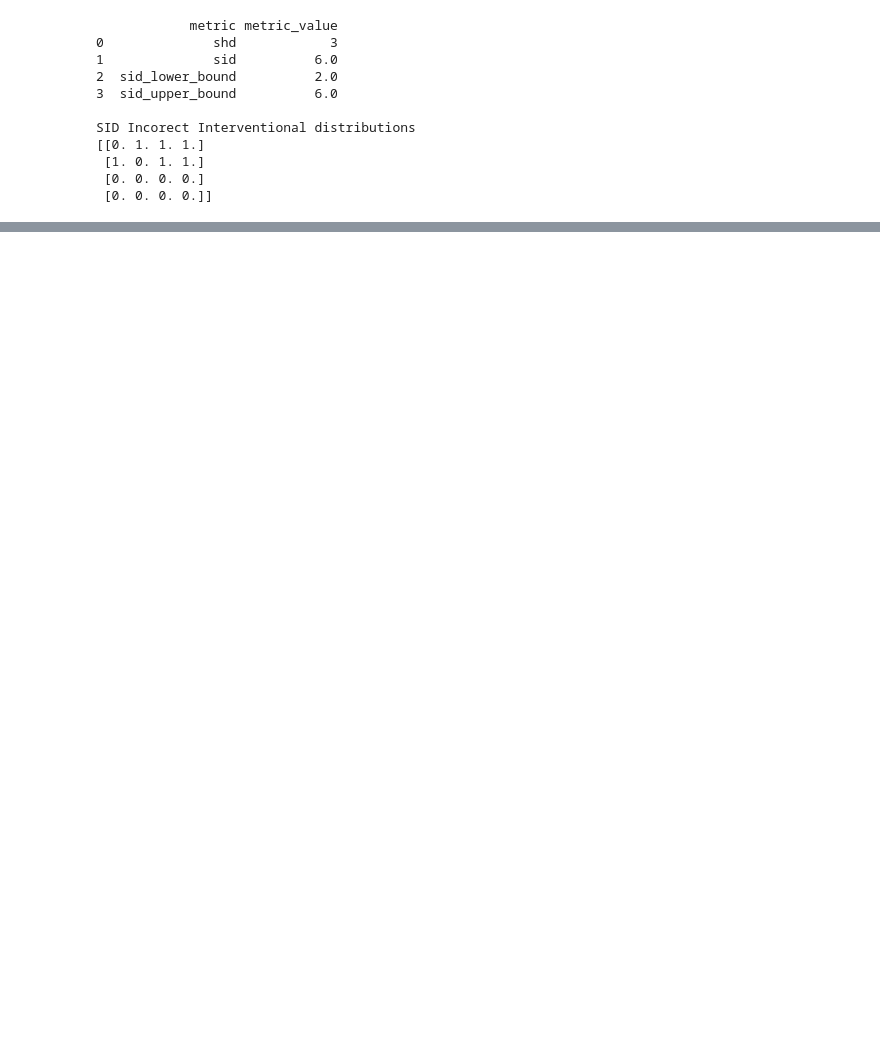
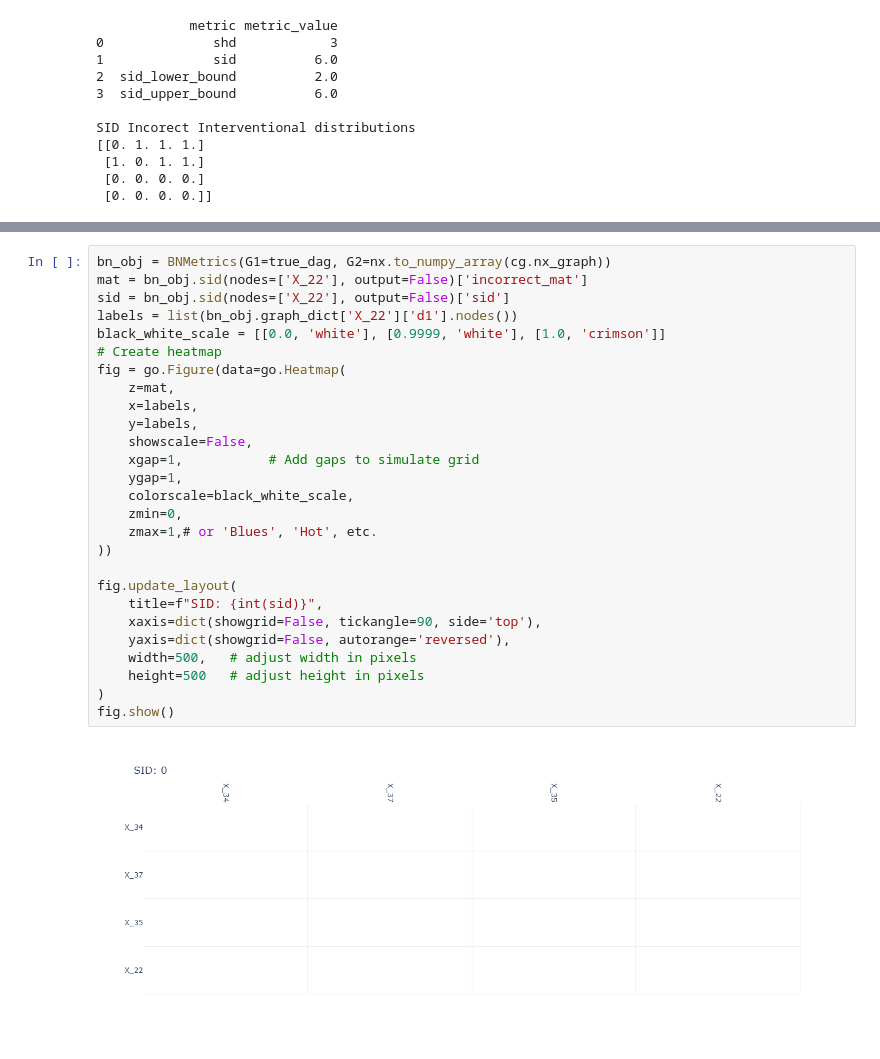
Before and after one commit to averinpa/bnm, a Jupyter notebook: use cases/sid.ipynb, the cells around one changed output, grey strips where cells are left out. Cells and saved outputs as stored; diff of their text form; blank space fills up the shorter version.

Commit message:
Add plot_sid_matrix method

```diff
--- a/use cases/sid.ipynb
+++ b/use cases/sid.ipynb
@@ -274,0 +223,29 @@ array([[0., 0., 1., 0., 0., 0., 0., 0., 1., 0., 0., 1.],
+# %%
+bn_obj = BNMetrics(G1=true_dag, G2=nx.to_numpy_array(cg.nx_graph))
+mat = bn_obj.sid(nodes=['X_22'], output=False)['incorrect_mat']
+sid = bn_obj.sid(nodes=['X_22'], output=False)['sid']
+labels = list(bn_obj.graph_dict['X_22']['d1'].nodes())
+black_white_scale = [[0.0, 'white'], [0.9999, 'white'], [1.0, 'crimson']]
+# Create heatmap
+fig = go.Figure(data=go.Heatmap(
+    z=mat,
+    x=labels,
+    y=labels,
+    showscale=False,
+    xgap=1,           # Add gaps to simulate grid
+    ygap=1,
+    colorscale=black_white_scale,
+    zmin=0,
+    zmax=1,# or 'Blues', 'Hot', etc.
+))
+
+fig.update_layout(
+    title=f"SID: {int(sid)}",
+    xaxis=dict(showgrid=False, tickangle=90, side='top'),
+    yaxis=dict(showgrid=False, autorange='reversed'),
+    width=500,   # adjust width in pixels
+    height=500   # adjust height in pixels
+)
+fig.show()
+# %% [output]
+[figure, added]
```
Also changed, not shown: parts of 29 cells of this notebook, 2 other files.
